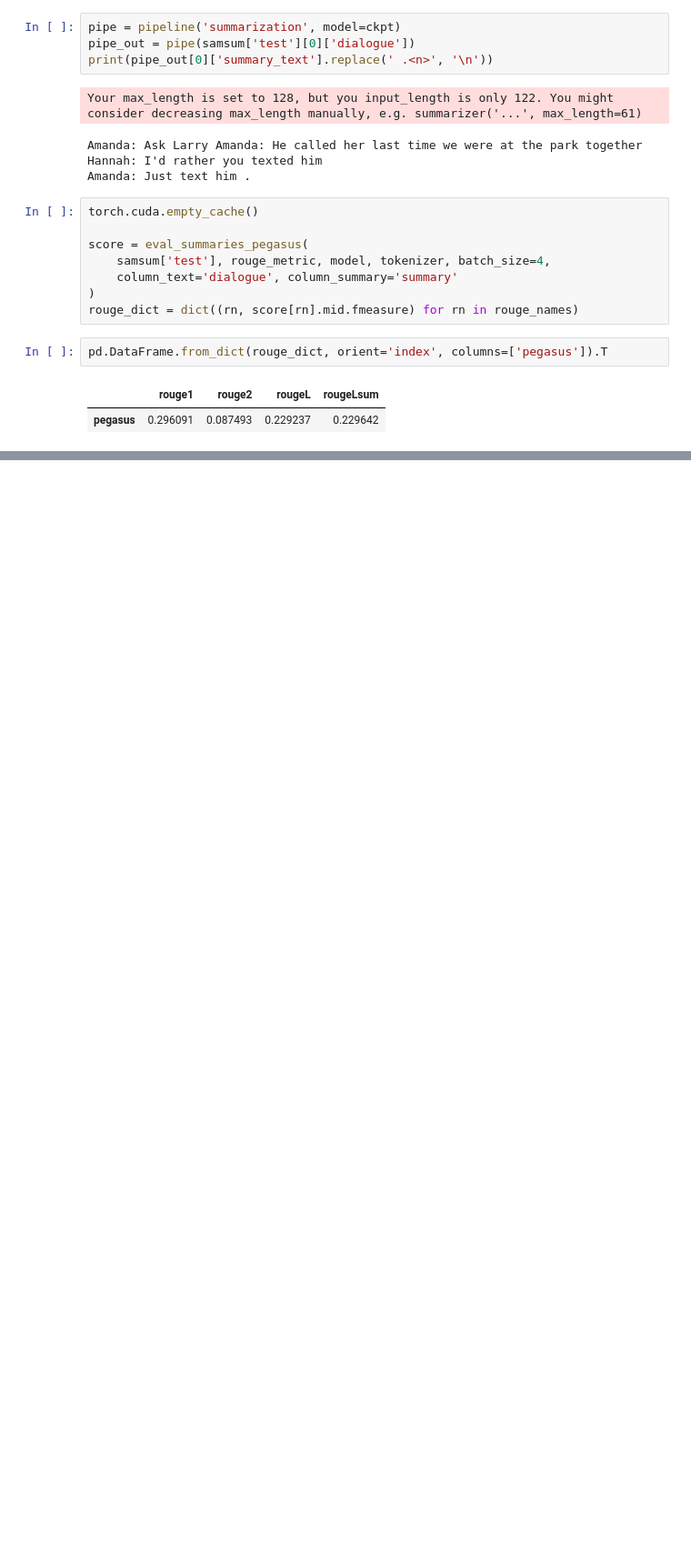
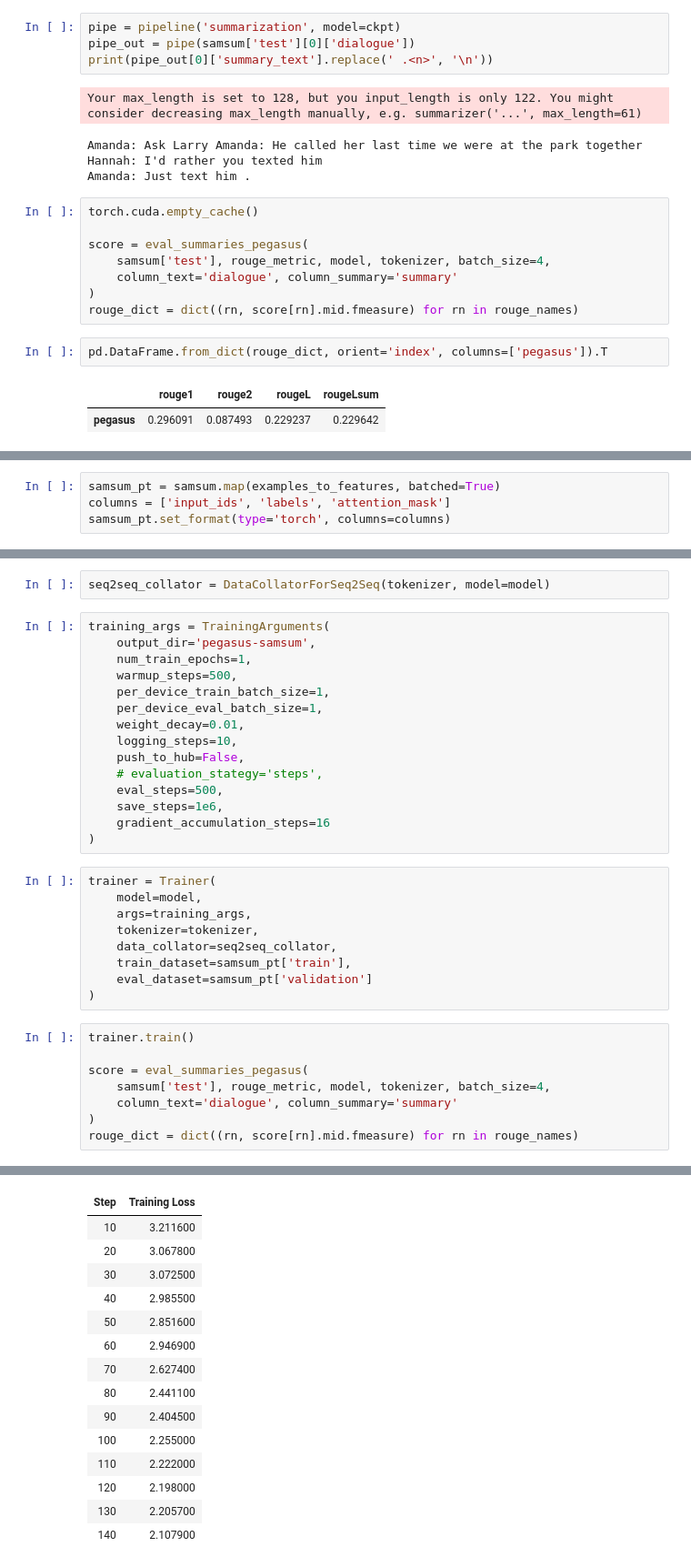
Before and after one commit to chris-santiago/nlpwt, a Jupyter notebook: chap_6.ipynb, the cells around one changed output, grey strips where cells are left out. Shown: that part at 91% size. Saved outputs shown, nothing was run; the diff lists cells and outputs as text; blank space fills up the shorter version.

```diff
--- a/chap_6.ipynb
+++ b/chap_6.ipynb
@@ -189,0 +205,4 @@ pd.DataFrame.from_dict(rouge_dict, orient='index', columns=['pegasus']).T
+# %%
+samsum_pt = samsum.map(examples_to_features, batched=True)
+columns = ['input_ids', 'labels', 'attention_mask']
+samsum_pt.set_format(type='torch', columns=columns)
@@ -189,0 +211,35 @@ pd.DataFrame.from_dict(rouge_dict, orient='index', columns=['pegasus']).T
+# %%
+seq2seq_collator = DataCollatorForSeq2Seq(tokenizer, model=model)
+# %%
+training_args = TrainingArguments(
+    output_dir='pegasus-samsum',
+    num_train_epochs=1,
+    warmup_steps=500,
+    per_device_train_batch_size=1,
+    per_device_eval_batch_size=1,
+    weight_decay=0.01,
+    logging_steps=10,
+    push_to_hub=False,
+    # evaluation_stategy='steps',
+    eval_steps=500,
+    save_steps=1e6,
+    gradient_accumulation_steps=16
+)
+# %%
+trainer = Trainer(
+    model=model,
+    args=training_args,
+    tokenizer=tokenizer,
+    data_collator=seq2seq_collator,
+    train_dataset=samsum_pt['train'],
+    eval_dataset=samsum_pt['validation']
+)
+# %%
+trainer.train()
+
+score = eval_summaries_pegasus(
+    samsum['test'], rouge_metric, model, tokenizer, batch_size=4,
+    column_text='dialogue', column_summary='summary'
+)
+rouge_dict = dict((rn, score[rn].mid.fmeasure) for rn in rouge_names)
+# %% [output]
@@ -189,0 +255,15 @@ pd.DataFrame.from_dict(rouge_dict, orient='index', columns=['pegasus']).T
+| Step | Training Loss |
+| 10 | 3.211600 |
+| 20 | 3.067800 |
+| 30 | 3.072500 |
+| 40 | 2.985500 |
+| 50 | 2.851600 |
+| 60 | 2.946900 |
+| 70 | 2.627400 |
+| 80 | 2.441100 |
+| 90 | 2.404500 |
+| 100 | 2.255000 |
+| 110 | 2.222000 |
+| 120 | 2.198000 |
+| 130 | 2.205700 |
+| 140 | 2.107900 |
```
Also changed, not shown: parts of 8 cells of this notebook, 2 other files.
